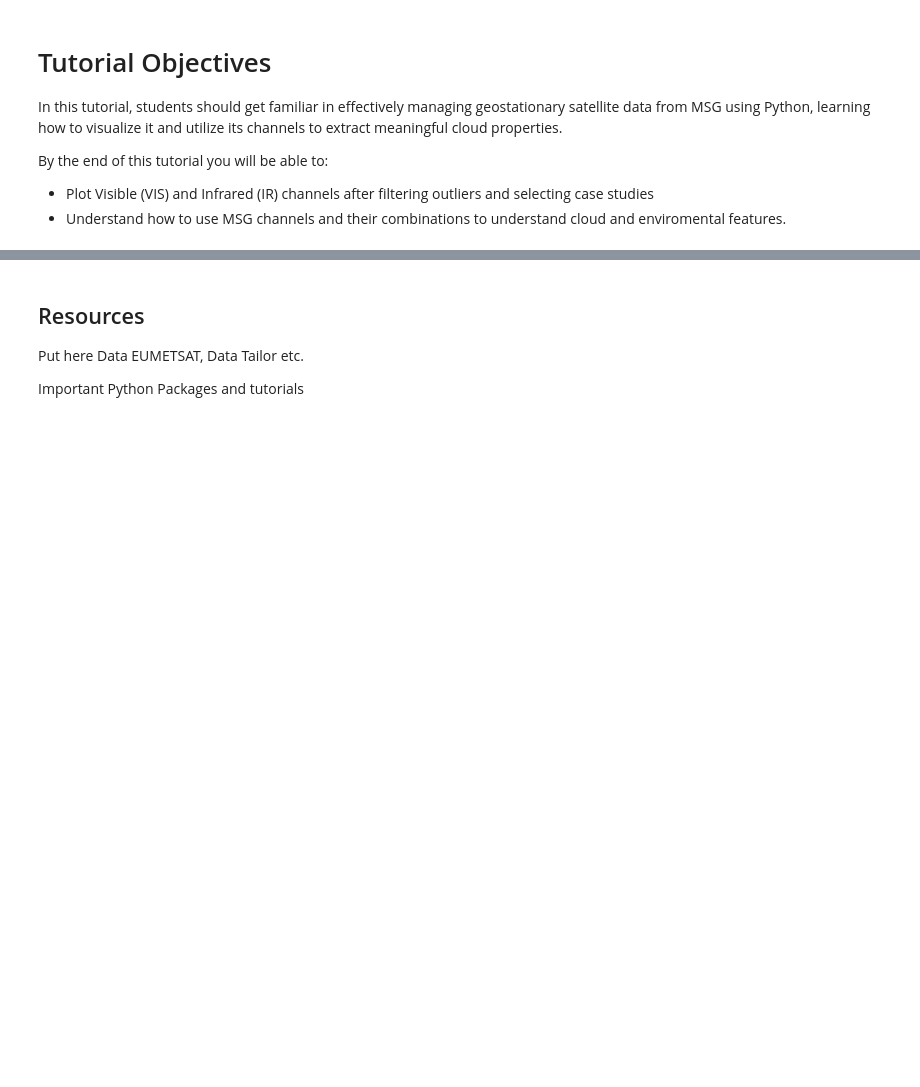
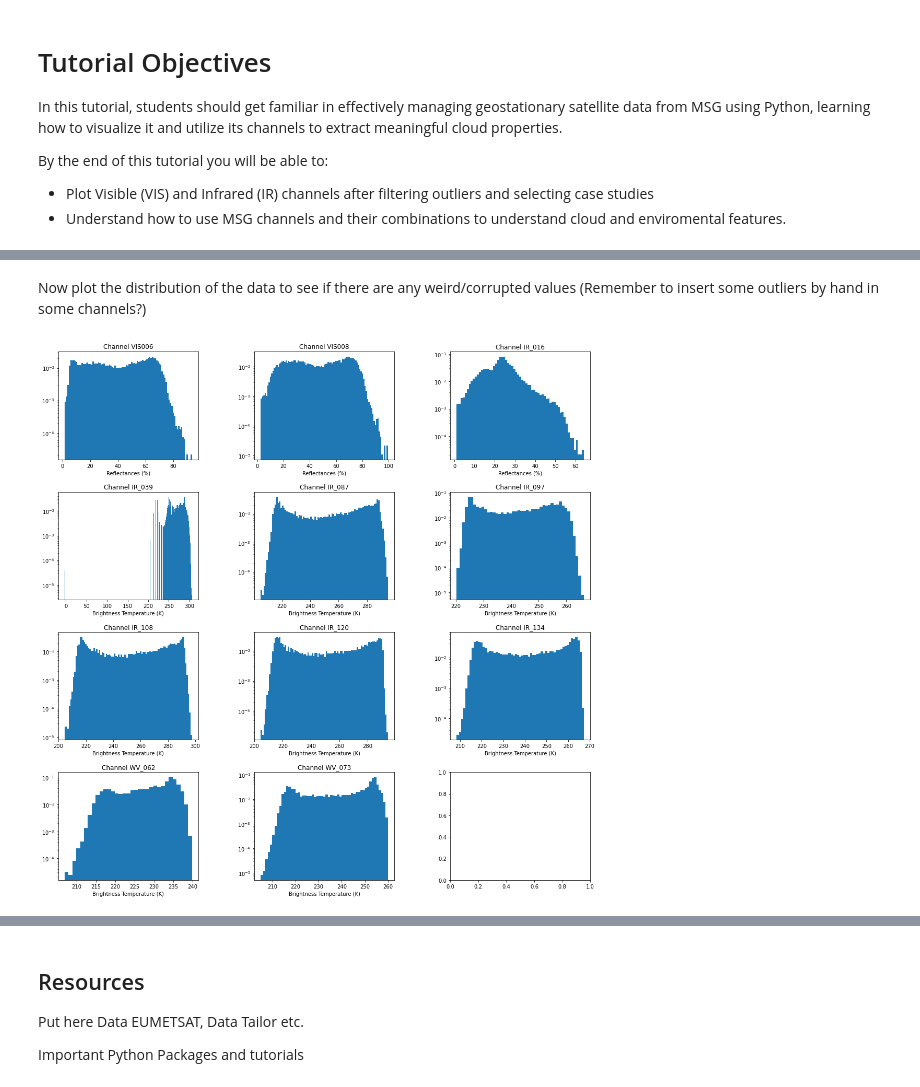
Before and after one commit to EXPATS-IDEAS4S/MSG-SEVIRI, a Jupyter notebook: exercises/trento_ex1.ipynb, the cells around one changed output, grey strips where cells are left out. Saved outputs shown, nothing was run; the diff lists cells and outputs as text; code cells hidden in the pictures; blank space fills up the shorter version.

```diff
--- a/exercises/trento_ex1.ipynb
+++ b/exercises/trento_ex1.ipynb
@@ -47,0 +215,48 @@ len(fnames)
+# %% [markdown]
+Now plot the distribution of the data to see if there are any weird/corrupted values
+(Remember to insert some outliers by hand in some channels?)
+# %%
+#Plot the distribution of the channels
+
+def get_max_min(ds, ch):
+    ch_values = ds[ch][:]
+    ch_values = ch_values.values.flatten()
+    ch_values = ch_values[~np.isnan(ch_values)]
+    max = np.amax(ch_values)
+    min = np.amin(ch_values)
+
+    return min, max
+
+
+def plot_distribution(channels, data_ss, channels_unit, bin_width):
+    num_rows = 4
+    num_cols = 3
+    fig, axs = plt.subplots(num_rows, num_cols, figsize=(15, 15))
+    axs = axs.flatten()
+
+    # Plot each channel
+    for i, channel in enumerate(channels):
+        ch_data = data_ss[channel]
+        ch_min, ch_max = get_max_min(data_ss, channel)
+        bins = np.arange(ch_min, ch_max + bin_width, bin_width)
+
+        # Effettuare il plot dei dati del canale corrente
+        axs[i].hist(ch_data.values.flatten(), bins=bins, density=True)
+
+        axs[i].set_xlabel(channels_unit[i])
+
+        axs[i].set_yscale('log')
+
+        # Aggiungere il titolo del subplot
+        axs[i].set_title(f'Channel {channel}')
+
+    # Aggiusta il layout
+    plt.tight_layout()
+    fig.subplots_adjust(hspace=0.3, wspace=0.4)
+
+    # Mostra il plot
+    plt.show()
+
+plot_distribution(channels, ds_Trento, channels_unit, 1)
+# %% [output]
+[figure, added]
```
Also changed, not shown: parts of 23 cells of this notebook, 6 other files.
